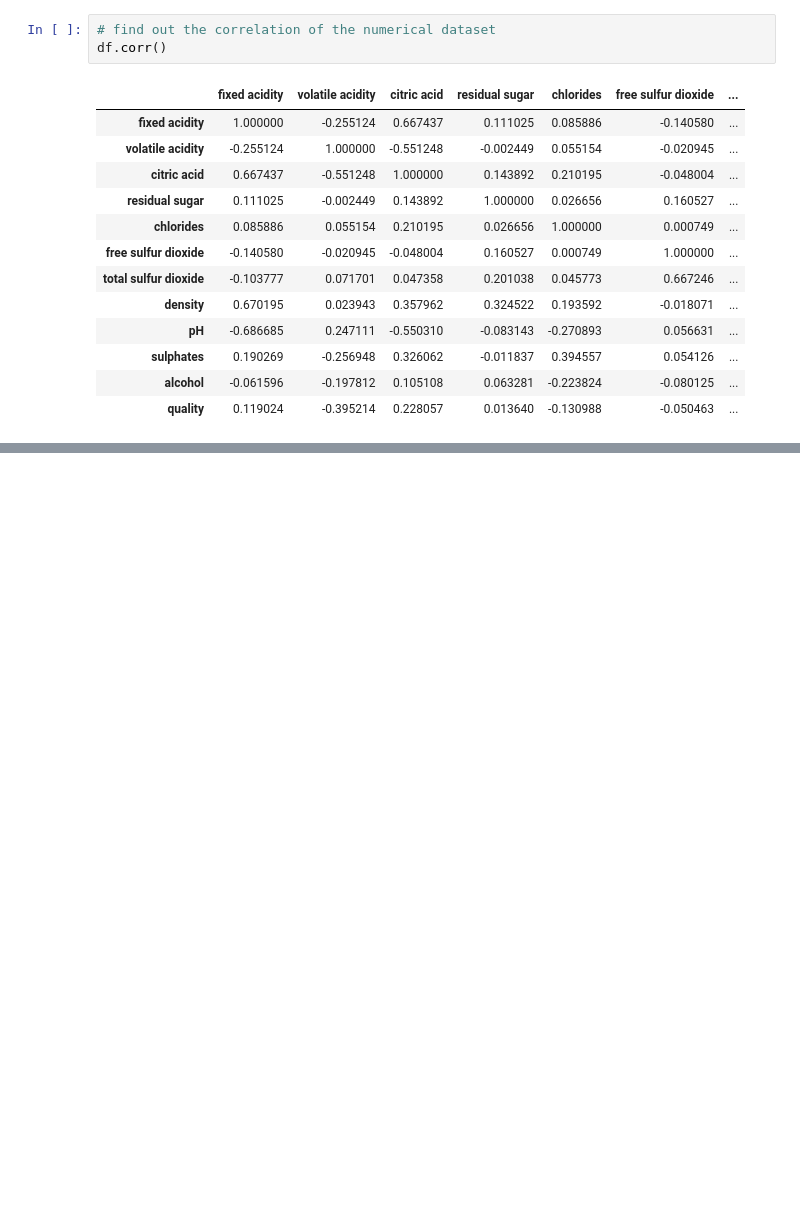
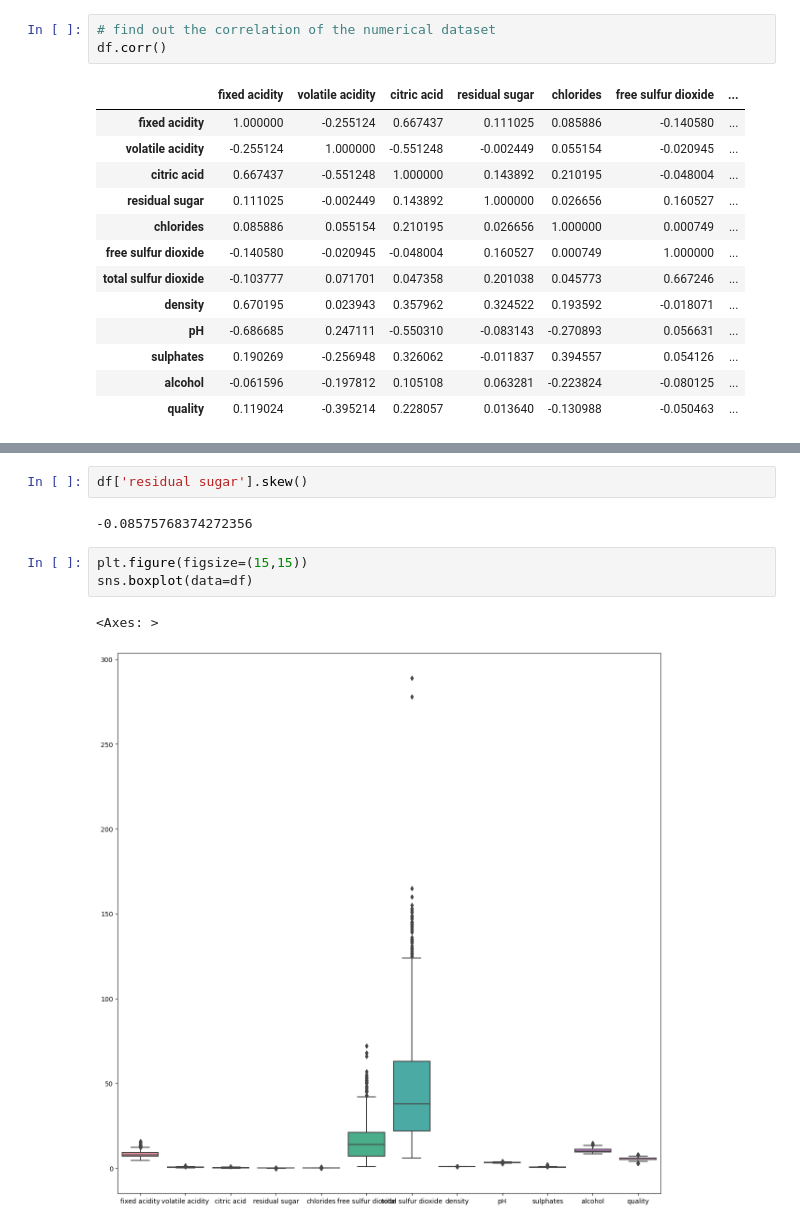
Before and after one commit to Ananddd06/Beginner_to_Advance_Machine_Learning_for_Freshers, a Jupyter notebook: EDA/redwine.ipynb, the cells around one changed output, grey strips where cells are left out. Drawn from its saved outputs; the diff is of its cells as text; blank space fills up the shorter version.

```diff
--- a/EDA/redwine.ipynb
+++ b/EDA/redwine.ipynb
@@ -156,0 +198,10 @@ sns.heatmap(df.corr() , annot = True)
+# %%
+df['residual sugar'].skew()
+# %% [output]
+-0.08575768374272356
+# %%
+plt.figure(figsize=(15,15))
+sns.boxplot(data=df)
+# %% [output]
+<Axes: >
+[figure, added]
```
Also changed, not shown: parts of 11 cells of this notebook.
